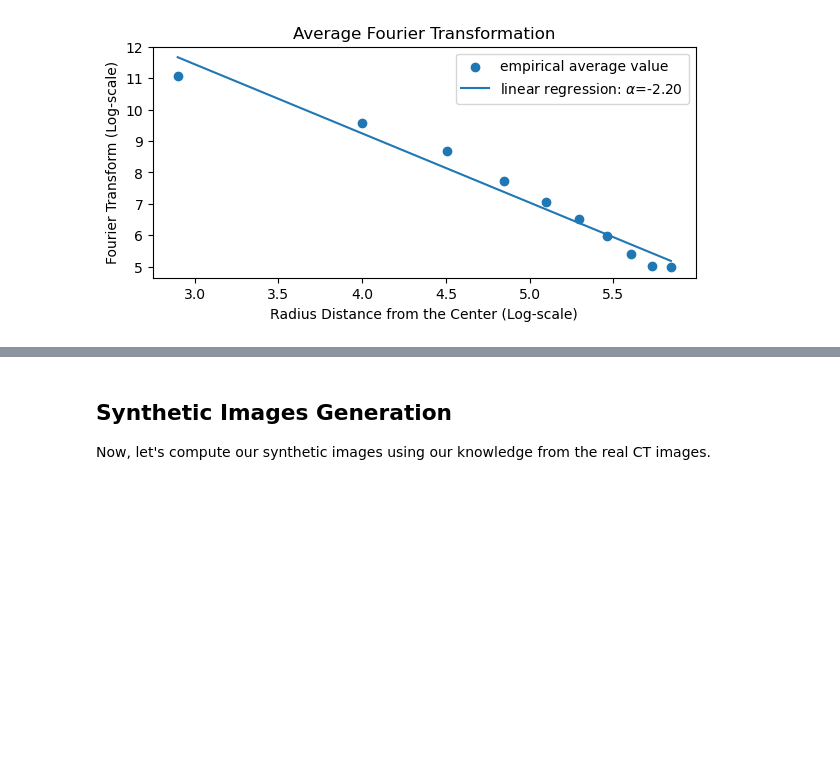
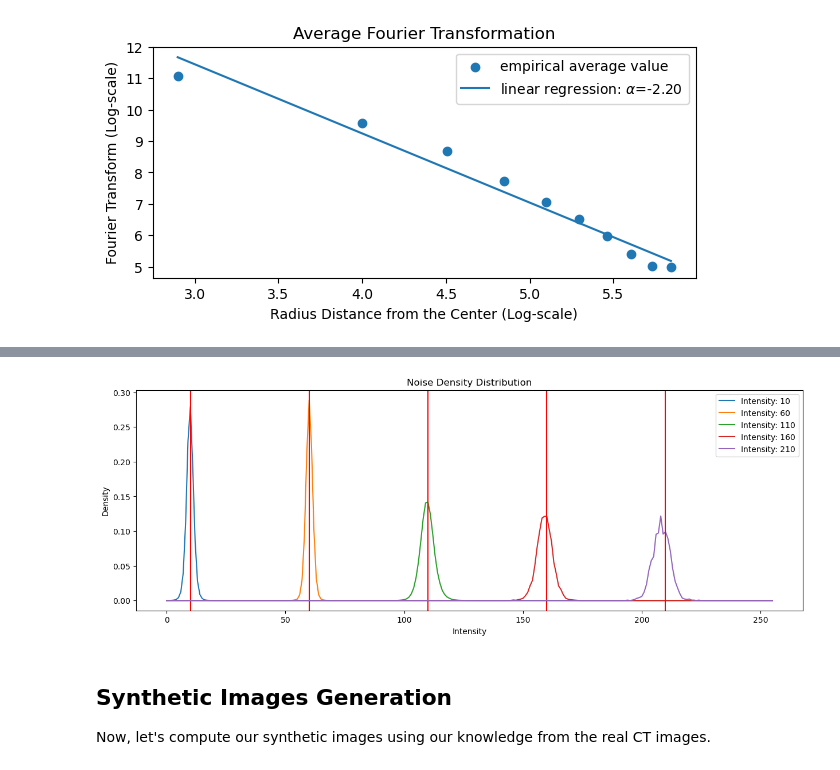
Before and after one commit to paulo-03/research_project_master, a Jupyter notebook: local_files/synthetic_images.ipynb, the cells around one changed output, grey strips where cells are left out. Saved outputs shown, nothing was run; the diff lists cells and outputs as text; code cells hidden in the pictures; blank space fills up the shorter version.

Commit message:
adding plot possibility

```diff
--- a/local_files/synthetic_images.ipynb
+++ b/local_files/synthetic_images.ipynb
@@ -163,0 +171,2 @@ alpha = l506_qd.fourier_transform_analysis(plot=True)
+# %%
+var_dict_mean, var_dict_std, noise_density_distribution, slope = noise_stat_analysis(full=l506_fd, quarter=l506_qd, plot=True)
@@ -164,3 +176,21 @@ alpha = l506_qd.fourier_transform_analysis(plot=True)
+# %%
+# TODO: (Delete) Just to show the pixel noised values distribution for a specific pixel intensity
+pixels_intensity = np.arange(start=10, stop=255, step=50)
+
+plt.figure(figsize=(15, 5))
+
+for pixel_intensity in pixels_intensity:
+    density, intensities = noise_density_distribution[pixel_intensity]
+    plt.plot(intensities, density, label=f'Intensity: {pixel_intensity}')
+    plt.axvline(x=pixel_intensity, color="r")
+
+plt.xlabel('Intensity')
+plt.ylabel('Density')
+plt.title('Noise Density Distribution')
+plt.legend()
+plt.show()
+# %% [output]
+[figure, added]
 # %% [markdown]
 ## Synthetic Images Generation
 
```
Also changed, not shown: parts of 13 cells of this notebook, 1 other file.
